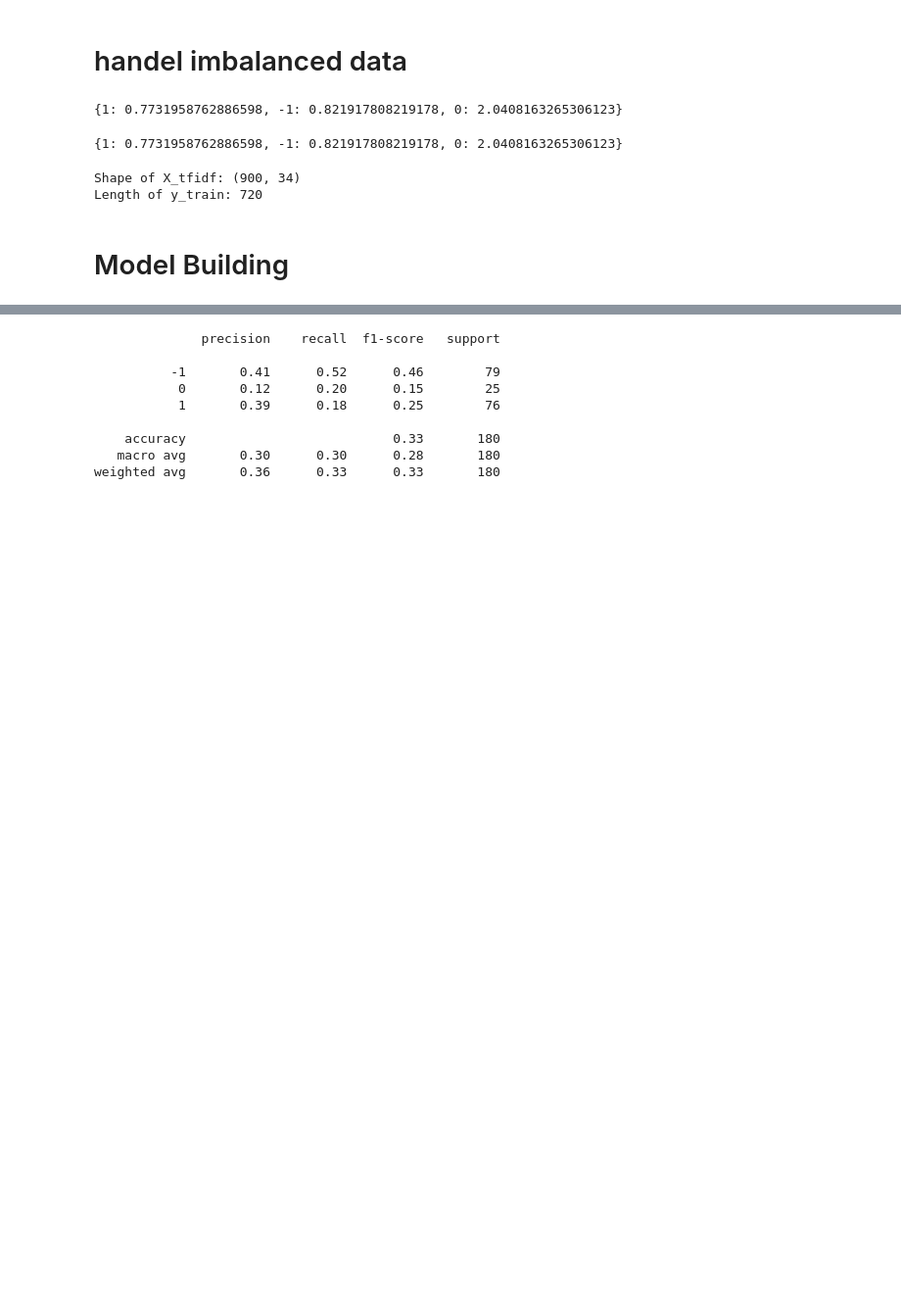
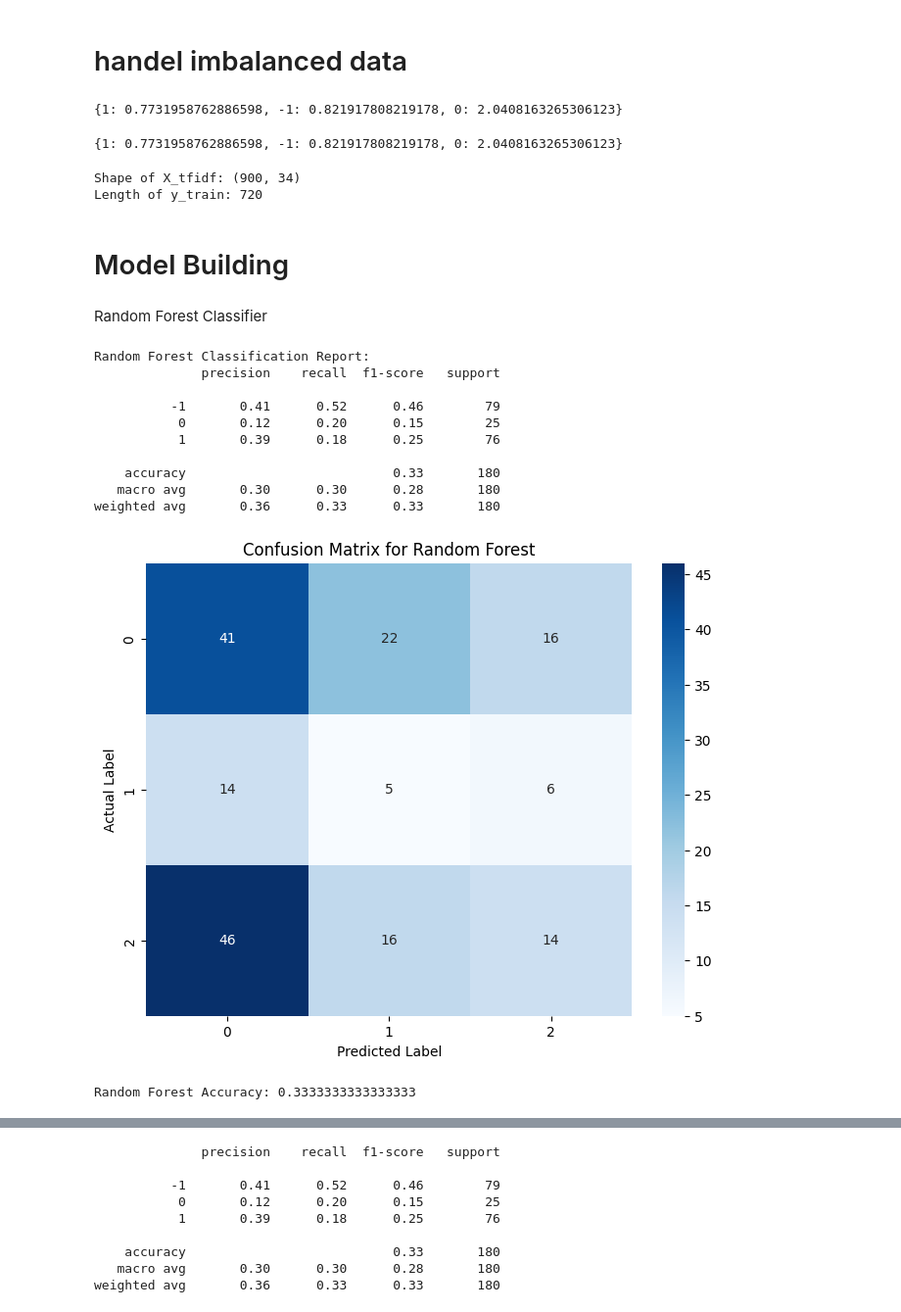
Before and after one commit to virenemmanuel/NLP-Sentiment-Analysis-on-Healthcare-Reviews, a Jupyter notebook: Sentiment.ipynb, the cells around one changed output, grey strips where cells are left out. Shown at 98% size. Drawn from its saved outputs; the diff is of its cells as text; code cells hidden in the pictures; blank space fills up the shorter version.

Commit message:
predicting with more models like,Support Vector Machine (SVM),Naive Bayes Classifier, Random Forest Classifier

```diff
--- a/Sentiment.ipynb
+++ b/Sentiment.ipynb
@@ -175,3 +175,45 @@ Shape of X_tfidf: (900, 34)
 Length of y_train: 720
 # %% [markdown]
 # Model Building
+# %% [markdown]
+ Random Forest Classifier
+# %%
+from sklearn.ensemble import RandomForestClassifier
+from sklearn.metrics import accuracy_score
+
+# Initialize Random Forest Classifier
+rf_model = RandomForestClassifier(n_estimators=100, random_state=42, class_weight='balanced')
+rf_model.fit(X_train_smote, y_train_smote)
+
+# Make predictions on the test set
+y_pred_rf = rf_model.predict(X_test)
+
+# Evaluate the Random Forest model
+print("Random Forest Classification Report:")
+print(classification_report(y_test, y_pred_rf))
+
+# Confusion matrix for Random Forest
+conf_matrix_rf = confusion_matrix(y_test, y_pred_rf)
+plt.figure(figsize=(8,6))
+sns.heatmap(conf_matrix_rf, annot=True, fmt='d', cmap='Blues')
+plt.ylabel('Actual Label')
+plt.xlabel('Predicted Label')
+plt.title('Confusion Matrix for Random Forest')
+plt.show()
+
+# Check the accuracy score
+accuracy_rf = accuracy_score(y_test, y_pred_rf)
+print("Random Forest Accuracy:", accuracy_rf)
+# %% [output]
+Random Forest Classification Report:
+              precision    recall  f1-score   support
+
+          -1       0.41      0.52      0.46        79
+           0       0.12      0.20      0.15        25
+           1       0.39      0.18      0.25        76
+
+    accuracy                           0.33       180
+   macro avg       0.30      0.30      0.28       180
+weighted avg       0.36      0.33      0.33       180
+[figure, added]
+Random Forest Accuracy: 0.3333333333333333
```
Also changed, not shown: parts of 6 cells of this notebook.
